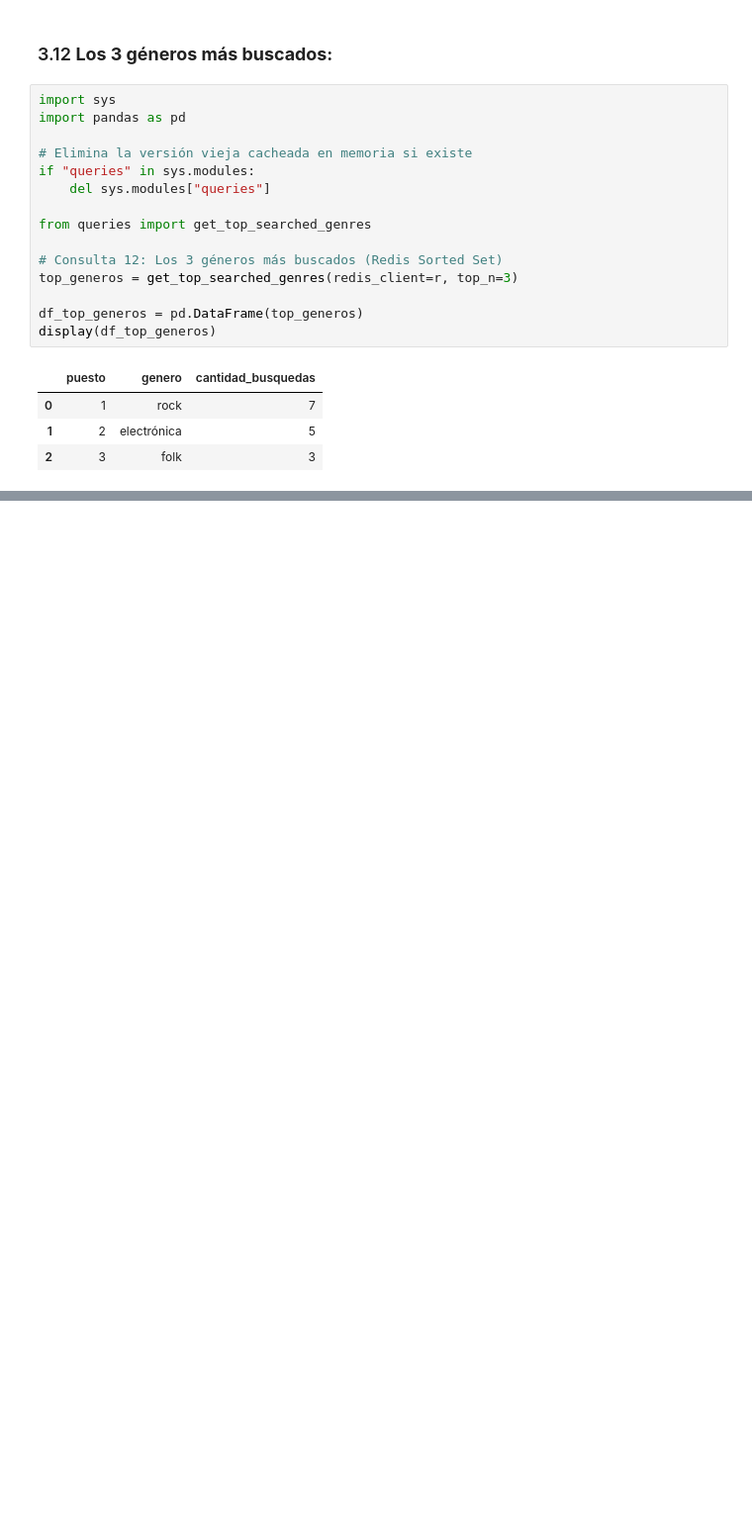
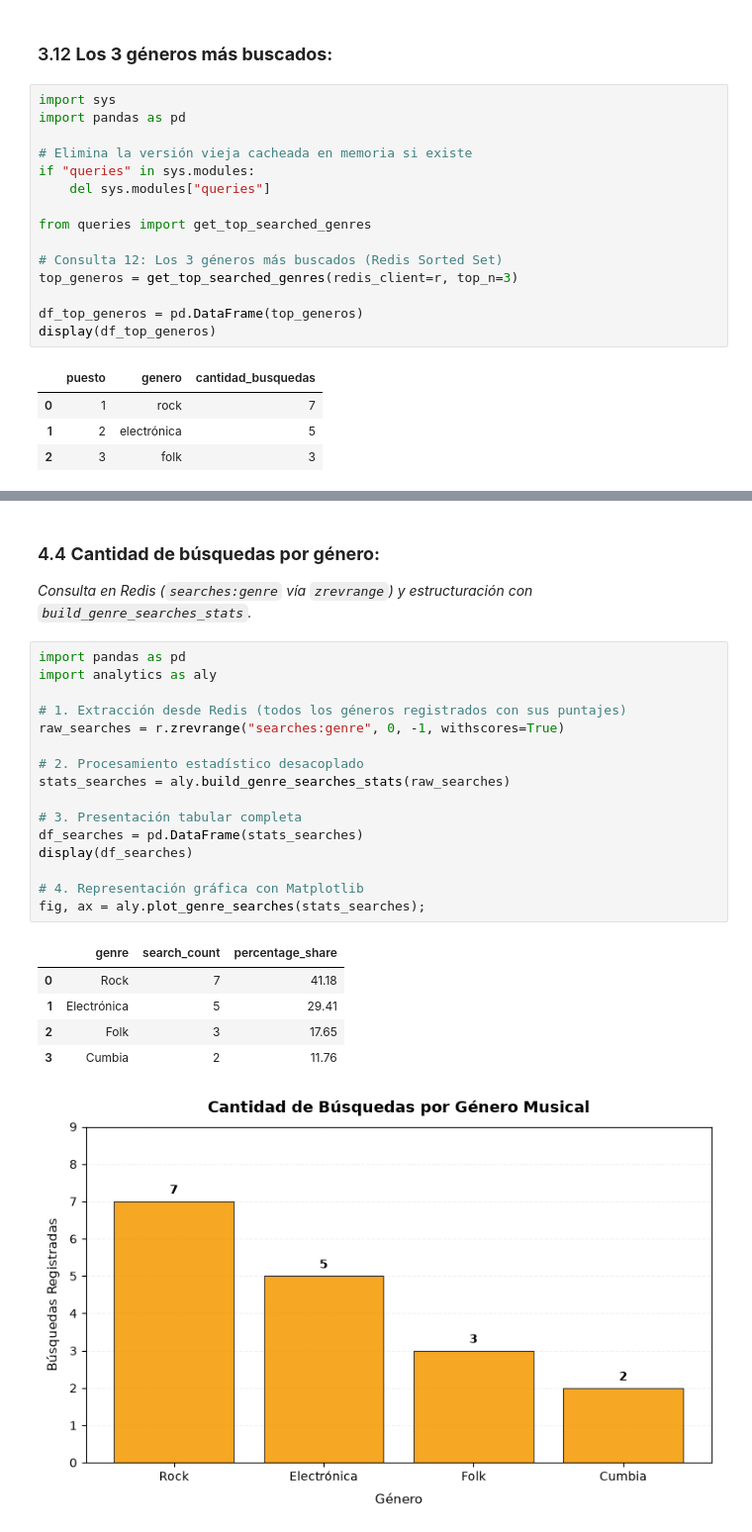
Before and after one commit to agustin-antimi/base_de_datos_trabajo_integrador, a Jupyter notebook: notebooks/TP_Integrador.ipynb, the cells around one changed output, grey strips where cells are left out. Shown at 99% size. Cells and saved outputs as stored; diff of their text form; blank space fills up the shorter version.

```diff
--- a/notebooks/TP_Integrador.ipynb
+++ b/notebooks/TP_Integrador.ipynb
@@ -503,0 +599,26 @@ display(df_top_generos)
+# %% [markdown]
+### 4.4 **Cantidad de búsquedas por género:**
+*Consulta en Redis (`searches:genre` vía `zrevrange`) y estructuración con `build_genre_searches_stats`.*
+# %%
+import pandas as pd
+import analytics as aly
+
+# 1. Extracción desde Redis (todos los géneros registrados con sus puntajes)
+raw_searches = r.zrevrange("searches:genre", 0, -1, withscores=True)
+
+# 2. Procesamiento estadístico desacoplado
+stats_searches = aly.build_genre_searches_stats(raw_searches)
+
+# 3. Presentación tabular completa
+df_searches = pd.DataFrame(stats_searches)
+display(df_searches)
+
+# 4. Representación gráfica con Matplotlib
+fig, ax = aly.plot_genre_searches(stats_searches);
+# %% [output]
+|  | genre | search_count | percentage_share |
+| 0 | Rock | 7 | 41.18 |
+| 1 | Electrónica | 5 | 29.41 |
+| 2 | Folk | 3 | 17.65 |
+| 3 | Cumbia | 2 | 11.76 |
+[figure, added]
```
Also changed, not shown: parts of 22 cells of this notebook, 5 other files.
